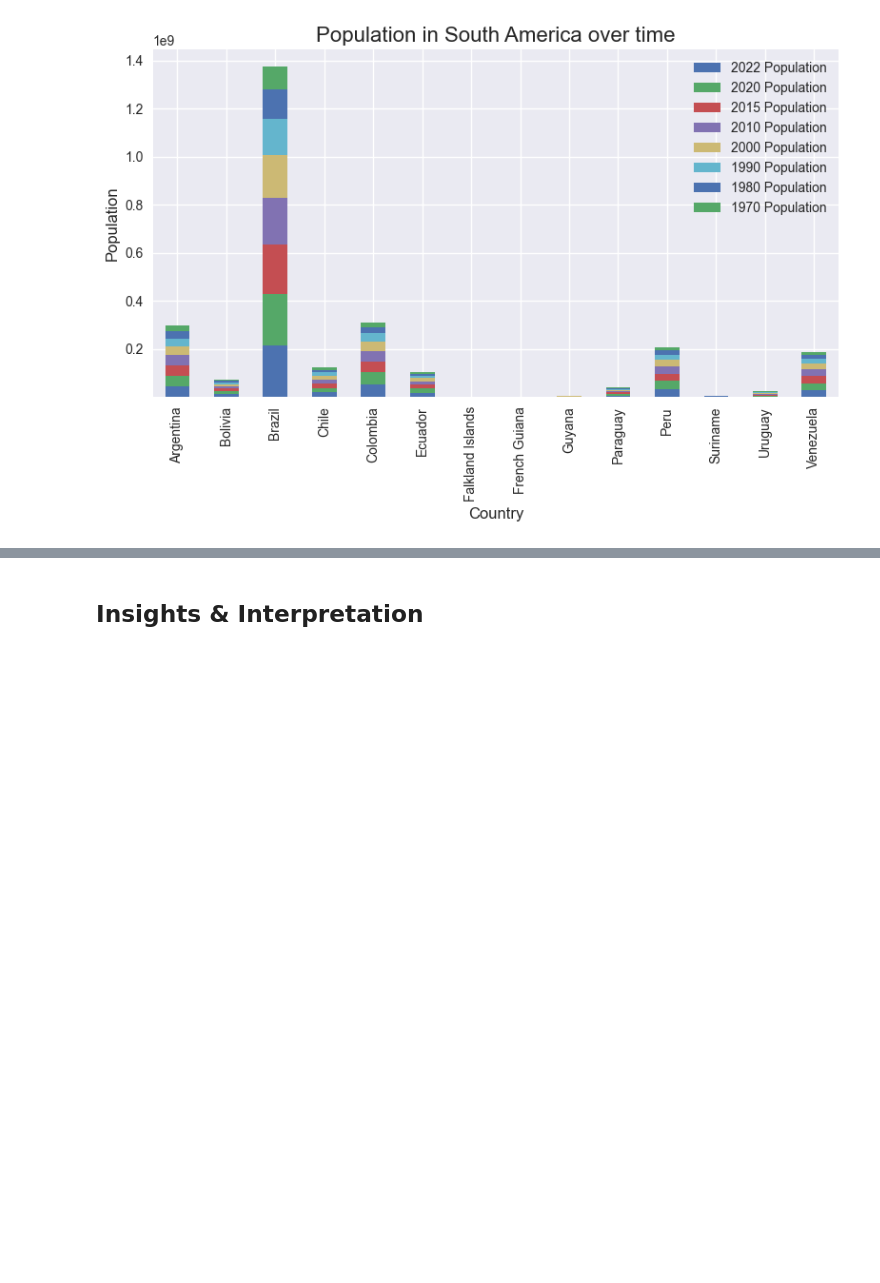
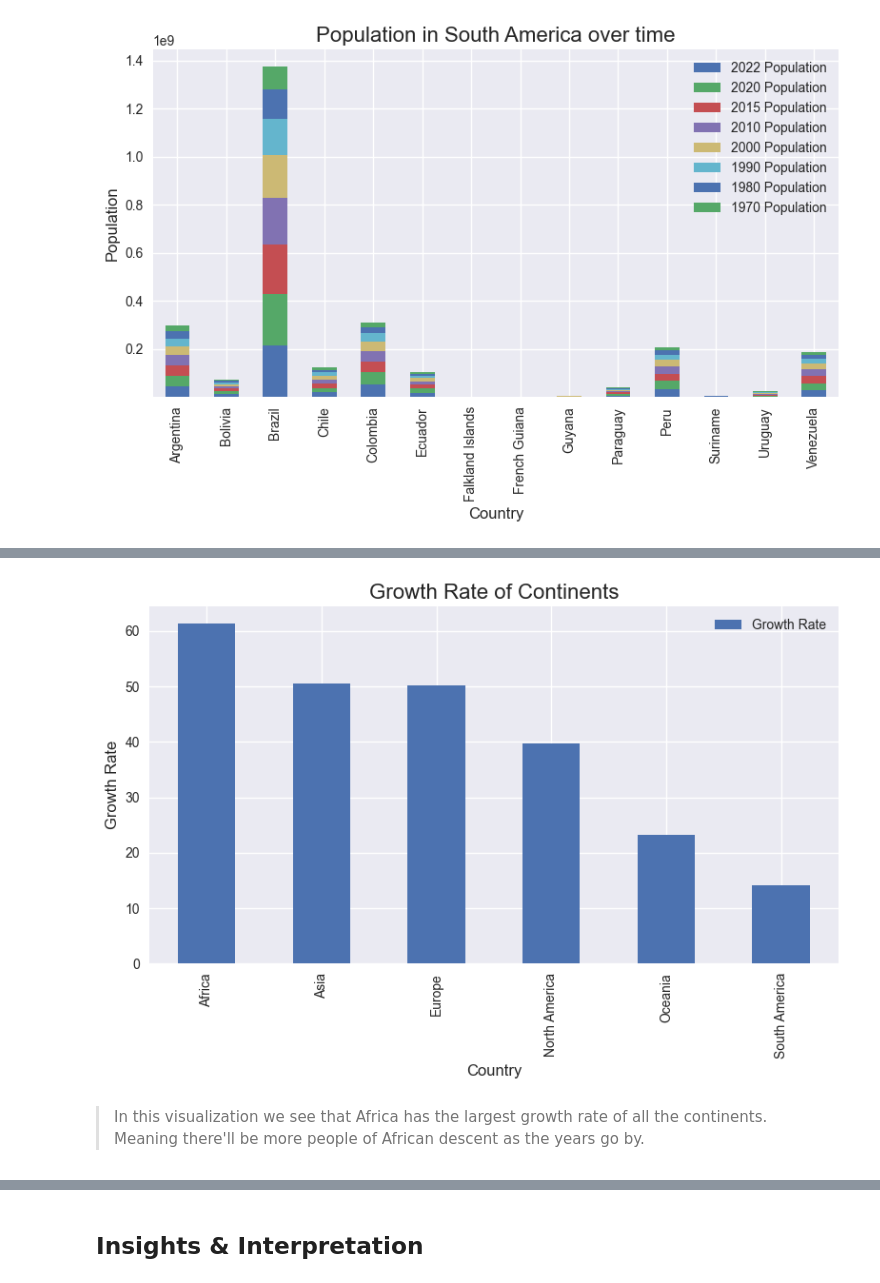
Before and after one commit to Octo-Data-Scientist/Data-Analysis, a Jupyter notebook: World Population/world_population.ipynb, the cells around one changed output, grey strips where cells are left out. Saved outputs shown, nothing was run; the diff lists cells and outputs as text; code cells hidden in the pictures; blank space fills up the shorter version.

```diff
--- a/World Population/world_population.ipynb
+++ b/World Population/world_population.ipynb
@@ -749,0 +781,3 @@ array(['Asia', 'Europe', 'Africa', 'Oceania', 'North America',
+# %%
+cont_growth = df.groupby("Continent").agg({"Growth Rate":"sum"})
+cont_growth
@@ -749,0 +793,16 @@ array(['Asia', 'Europe', 'Africa', 'Oceania', 'North America',
+# %%
+# Plot
+cont_growth.plot(kind = "bar")
+
+# Add Labels and title
+plt.title("Growth Rate of Continents", fontsize = 16)
+plt.xlabel("Country", fontsize = 12)
+plt.ylabel("Growth Rate", fontsize = 12)
+
+plt.tight_layout()
+plt.show()
+# %% [output]
+[figure, added]
+# %% [markdown]
+> In this visualization we see that Africa has the largest growth rate of all the continents.
+Meaning there'll be more people of African descent as the years go by.
```
Also changed, not shown: parts of 20 cells of this notebook.
